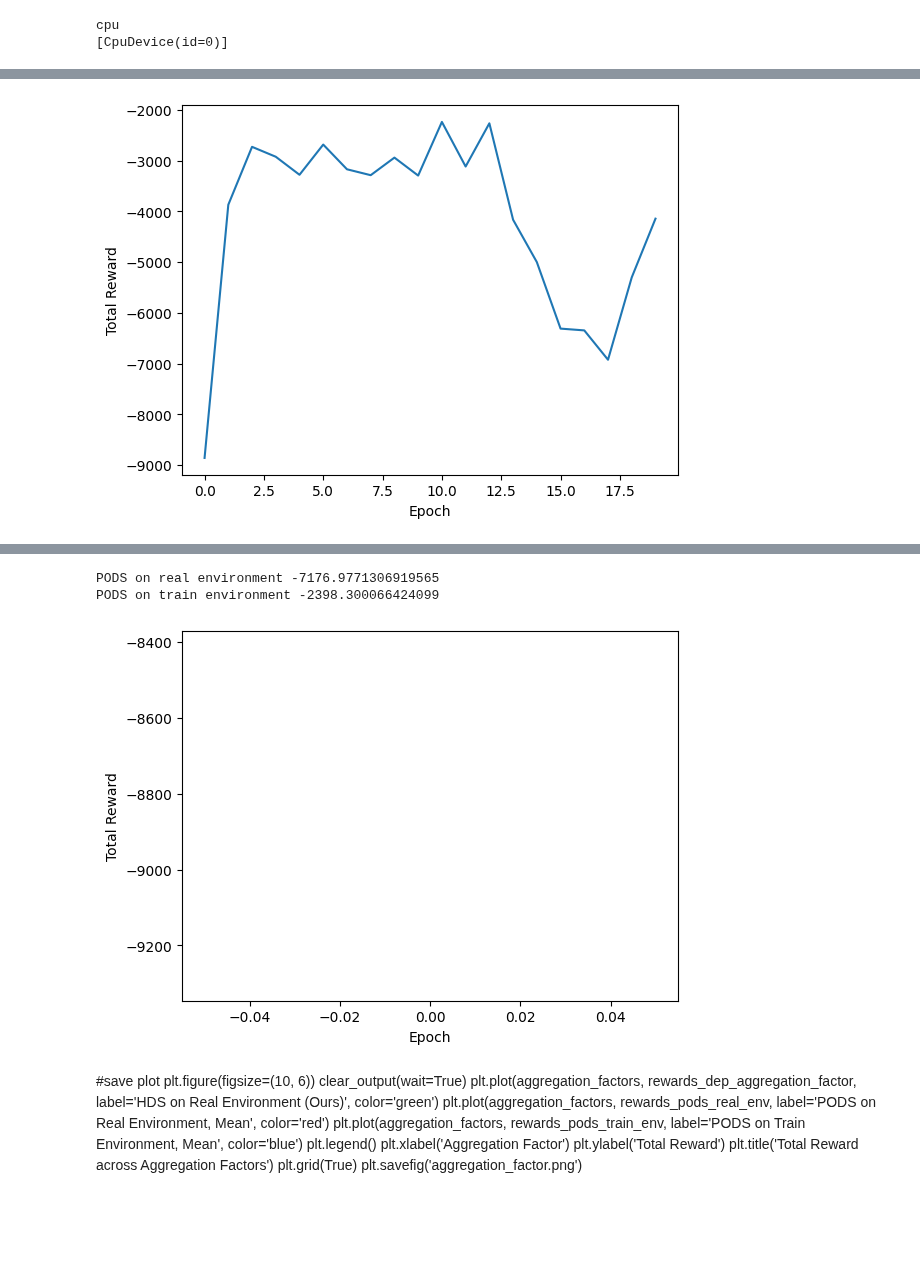
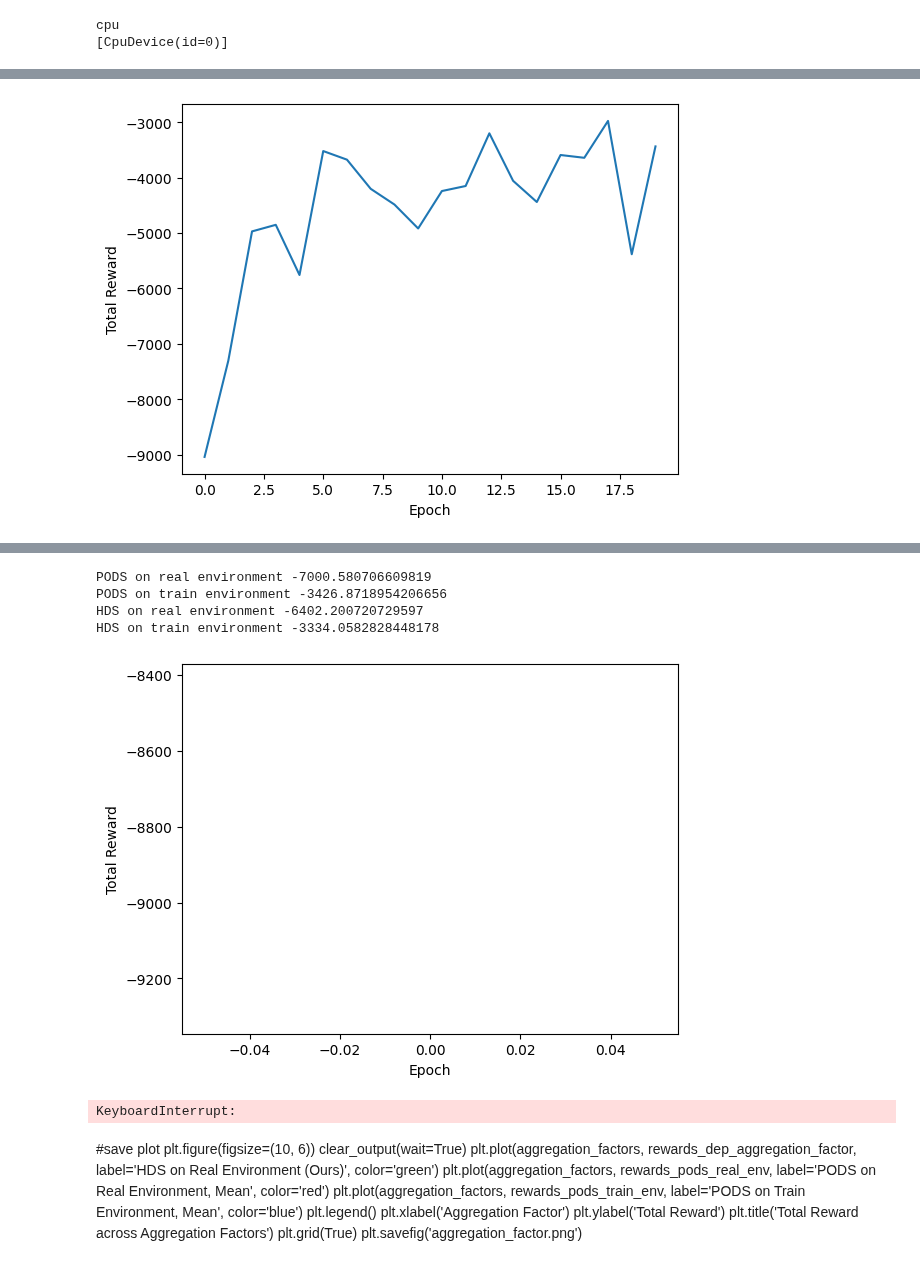
Before and after one commit to dcsteinhauser/HDS, a Jupyter notebook: sim2real_test.ipynb, the cells around one changed output, grey strips where cells are left out. Cells and saved outputs as stored; diff of their text form; code cells hidden in the pictures; blank space fills up the shorter version.

```diff
--- a/sim2real_test.ipynb
+++ b/sim2real_test.ipynb
@@ -84,4 +84,4 @@ big epoch: 19 small epoch: 19 Loss 2.336279920074718e-05
 # %%
-policy_hds = train_hds(env,trajectory_length=100 ,num_samples=50,epochs=20, inner_epochs=20, alpha_a=8e-5, aggregation_factor_beta=0.0, init_learning_rate=1e-3, init_noise=0.0, noise_decay=0.0, progress_fn=progress_f)
+policy_hds = train_hds(env,trajectory_length=100 ,num_samples=50,epochs=20, inner_epochs=20, alpha_a=2e-5, aggregation_factor_beta=0.2, init_learning_rate=1e-3, init_noise=0.1, noise_decay=0.5, progress_fn=progress_f)
 # %% [output]
-[figure, old version]
+[figure, new version]
@@ -133,11 +159,15 @@ average_reward_realistic = jp.mean(rewards_realistic)
 # %%
 print(f'PODS on real environment {jp.mean(jp.array(average_reward_realistic))}')
 print(f'PODS on train environment {jp.mean(jp.array(average_reward_original_pods))}')
+print(f'HDS on real environment {jp.mean(jp.array(average_reward_realistic_hds))}')
+print(f'HDS on train environment {jp.mean(jp.array(average_reward_original_hds))}')
 # print(f'HDS on real environment {jp.mean(jp.array(average_reward_hds))}')
 # print(f'HDS on train environment {jp.mean(jp.array(average_reward_hds_train_env))}')
 # %% [output]
-PODS on real environment -7176.9771306919565
-PODS on train environment -2398.300066424099
+PODS on real environment -7000.580706609819
+PODS on train environment -3426.8718954206656
+HDS on real environment -6402.200720729597
+HDS on train environment -3334.0582828448178
 # %%
 # seeds = [x for x in range(100)]
 # plt.figure(figsize=(10, 6))
@@ -153,7 +183,7 @@ PODS on train environment -2398.300066424099
 # plt.show()
 # %%
 def run_over_aggregation_factor(aggregation_factor_beta):
-    policy = train_hds(env,trajectory_length=100 ,num_samples=50,epochs=20, inner_epochs=20, alpha_a=8e-5, aggregation_factor_beta=aggregation_factor_beta,
+    policy = train_hds(env,trajectory_length=100 ,num_samples=50,epochs=20, inner_epochs=20, alpha_a=2e-5, aggregation_factor_beta=aggregation_factor_beta,
                        init_learning_rate=1e-3, init_noise=0.0, noise_decay=0.0, progress_fn=progress_f)
     inference_fn = policy()
 
@@ -164,11 +194,11 @@ def run_over_aggregation_factor(aggregation_factor_beta):
     print(aggregation_factor_beta)
     return average_reward_hds_real_env
 
-aggregation_factors = np.linspace(0.0,0.3,20)
+aggregation_factors = np.linspace(0.0,0.3,5)
 
 rewards_dep_aggregation_factor = [run_over_aggregation_factor(x) for x in aggregation_factors]
-rewards_pods_real_env = [average_reward_original_pods for _ in aggregation_factors]
-rewards_pods_train_env = [average_reward_realistic for _ in aggregation_factors]
+rewards_pods_real_env = [average_reward_realistic for _ in aggregation_factors]
+rewards_pods_train_env = [average_reward_original_pods for _ in aggregation_factors]
 
 plt.figure(figsize=(10, 6))
 clear_output(wait=True)
@@ -183,6 +213,7 @@ plt.grid(True)
 plt.show()
 # %% [output]
 [figure]
+KeyboardInterrupt:
 # %% [markdown]
 #save plot
 plt.figure(figsize=(10, 6))
```
Also changed, not shown: parts of 3 cells of this notebook, 1 other file.
